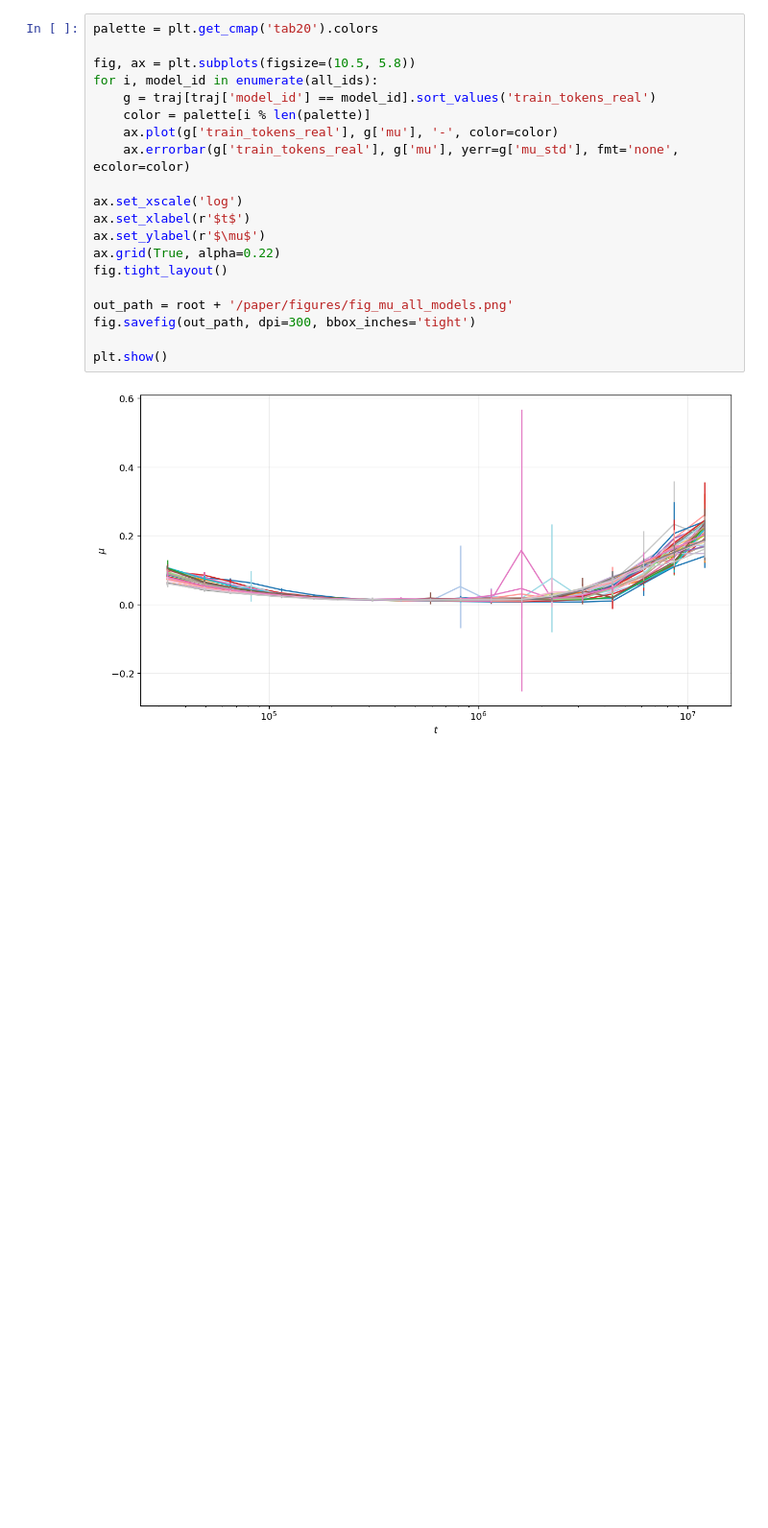
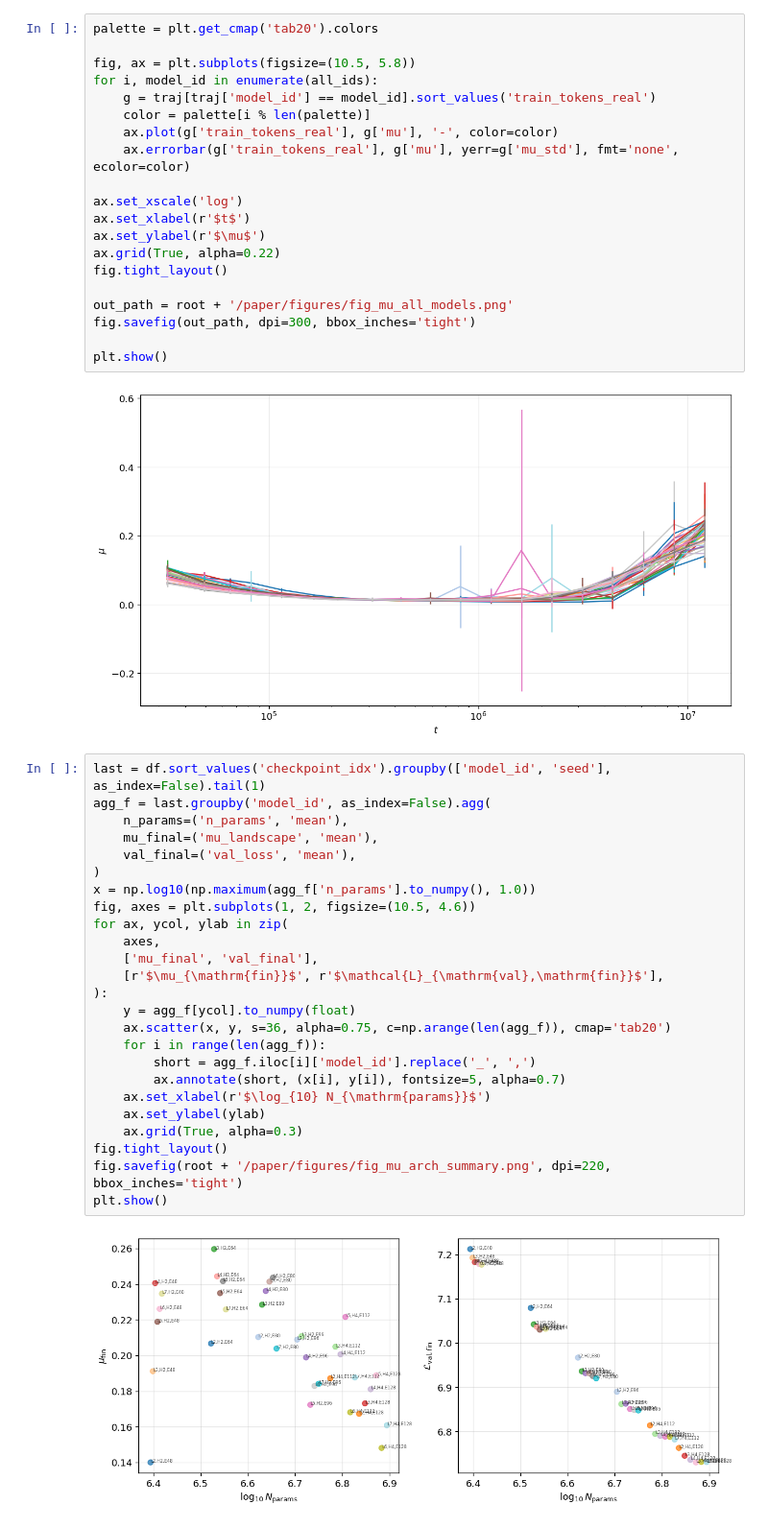
Before and after one commit to andriygav/FromEmpericalToLandscapeComplexity, a Jupyter notebook: code/exp01_mu_dynamics_figures.ipynb, the cells around one changed output. Shown at 96% size. Cells and saved outputs as stored; diff of their text form; blank space fills up the shorter version.

```diff
--- a/code/exp01_mu_dynamics_figures.ipynb
+++ b/code/exp01_mu_dynamics_figures.ipynb
@@ -72,3 +72,30 @@ fig.savefig(out_path, dpi=300, bbox_inches='tight')
 plt.show()
 # %% [output]
 [figure]
+# %%
+last = df.sort_values('checkpoint_idx').groupby(['model_id', 'seed'], as_index=False).tail(1)
+agg_f = last.groupby('model_id', as_index=False).agg(
+    n_params=('n_params', 'mean'),
+    mu_final=('mu_landscape', 'mean'),
+    val_final=('val_loss', 'mean'),
+)
+x = np.log10(np.maximum(agg_f['n_params'].to_numpy(), 1.0))
+fig, axes = plt.subplots(1, 2, figsize=(10.5, 4.6))
+for ax, ycol, ylab in zip(
+    axes,
+    ['mu_final', 'val_final'],
+    [r'$\mu_{\mathrm{fin}}$', r'$\mathcal{L}_{\mathrm{val},\mathrm{fin}}$'],
+):
+    y = agg_f[ycol].to_numpy(float)
+    ax.scatter(x, y, s=36, alpha=0.75, c=np.arange(len(agg_f)), cmap='tab20')
+    for i in range(len(agg_f)):
+        short = agg_f.iloc[i]['model_id'].replace('_', ',')
+        ax.annotate(short, (x[i], y[i]), fontsize=5, alpha=0.7)
+    ax.set_xlabel(r'$\log_{10} N_{\mathrm{params}}$')
+    ax.set_ylabel(ylab)
+    ax.grid(True, alpha=0.3)
+fig.tight_layout()
+fig.savefig(root + '/paper/figures/fig_mu_arch_summary.png', dpi=220, bbox_inches='tight')
+plt.show()
+# %% [output]
+[figure, added]
```
Also changed, not shown: parts of 1 cell of this notebook, 6 other files.
